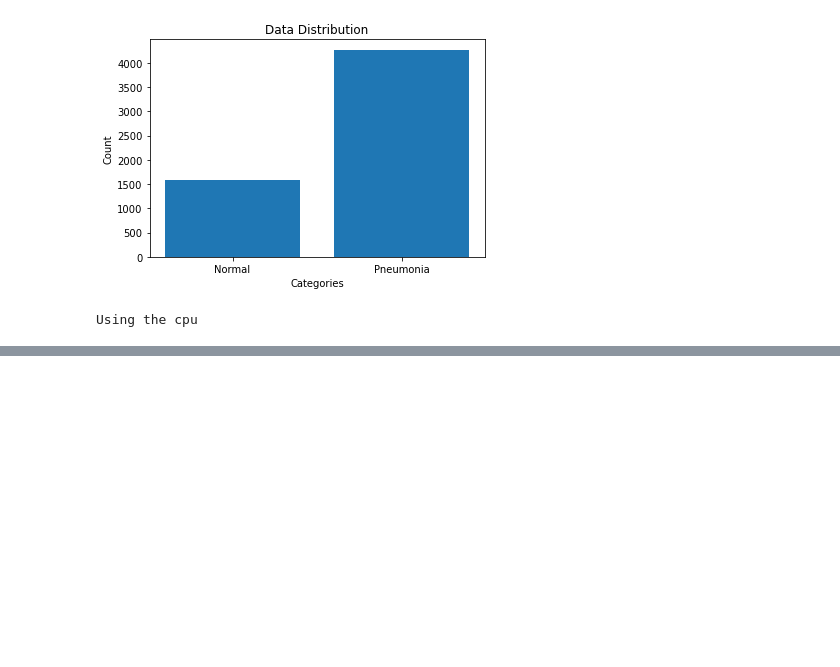
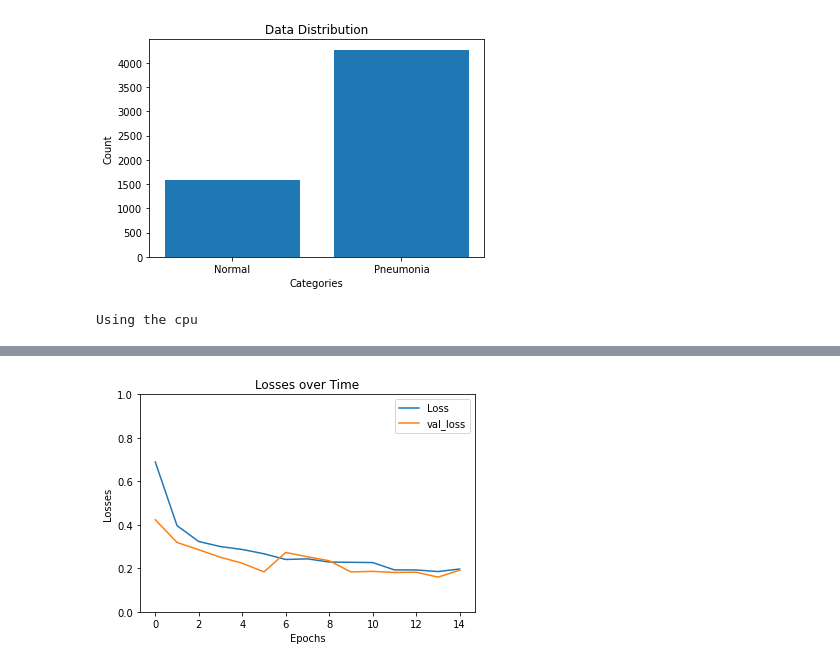
Before and after one commit to sjacob2019/Pneumonia-Chest-Xray, a Jupyter notebook: main.ipynb, the cells around one changed output, grey strips where cells are left out. Saved outputs shown, nothing was run; the diff lists cells and outputs as text; code cells hidden in the pictures; blank space fills up the shorter version.

```diff
--- a/main.ipynb
+++ b/main.ipynb
@@ -218,0 +228,15 @@ _ = save_model(model, './trained_models/best_model.pth')
+# %%
+optimizer = torch.optim.Adam(class_weights_model.parameters(), lr=LEARNING_RATE, weight_decay=REGULARIZATION)
+class_weights_history = {
+    'losses': [],
+    'val_losses': [],
+    'accuracies':[],
+    'val_accuracies':[],
+    'precisions': [],
+    'val_precisions': [],
+    'recalls': [],
+    'val_recalls': [],
+    'specificities': [],
+    'val_specificities': [],
+}
+class_weights = compute_class_weight('balanced', classes=np.unique(train_split['class']), y=train_split['class'])
@@ -218,0 +299,11 @@ _ = save_model(model, './trained_models/best_model.pth')
+# %%
+plt.plot(class_weights_history['losses'], label='Loss')
+plt.plot(class_weights_history['val_losses'], label = 'val_loss')
+plt.xlabel('Epochs')
+plt.ylabel('Losses')
+plt.ylim(0, 1)
+plt.title("Losses over Time")
+plt.legend()
+plt.show()
+# %% [output]
+[figure, added]
```
Also changed, not shown: parts of 24 cells of this notebook, 6 other files.
